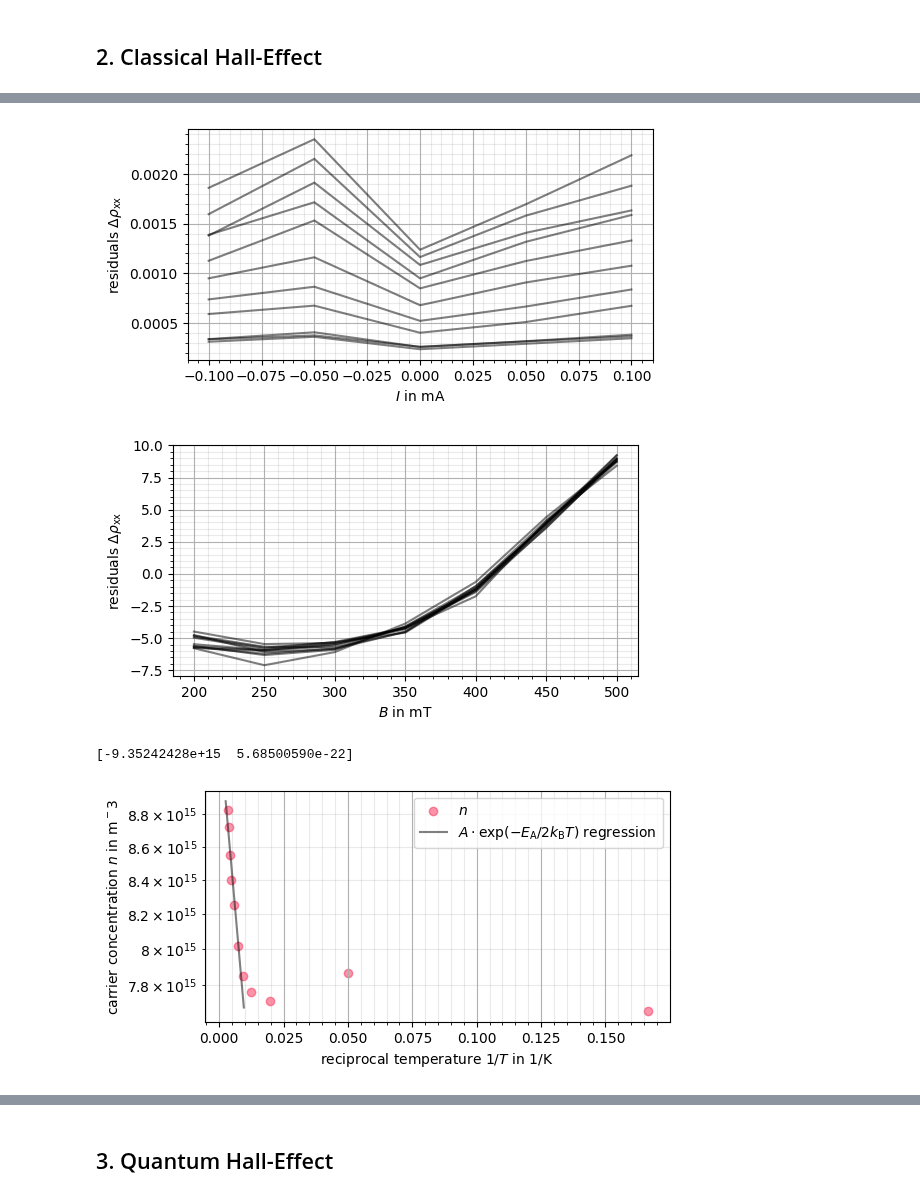
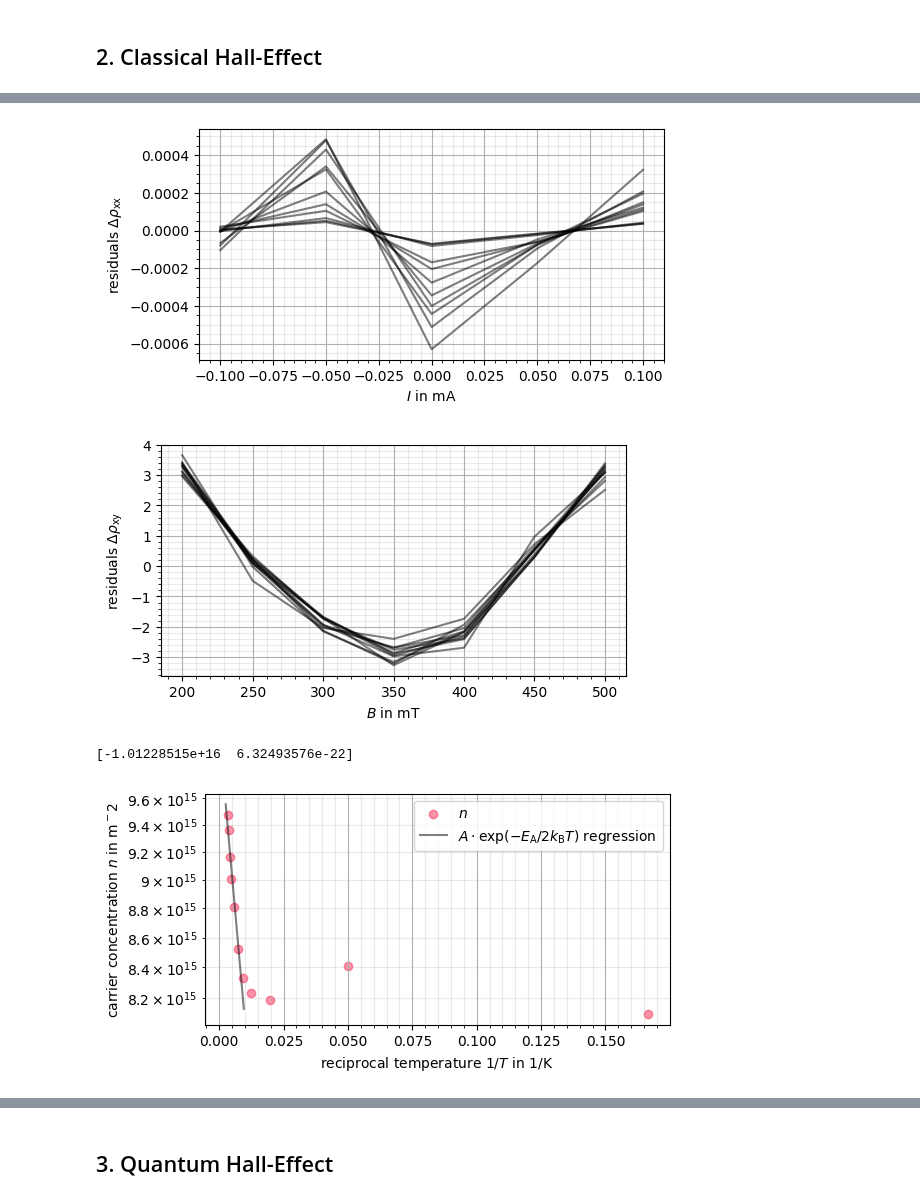
Before and after one commit to CVC97/ALC-24-25, a Jupyter notebook: FM.QHE_quantum_hall_effect/fm_qhe_data_analysis.ipynb, the cells around one changed output, grey strips where cells are left out. Drawn from its saved outputs; the diff is of its cells as text; code cells hidden in the pictures.

```diff
--- a/FM.QHE_quantum_hall_effect/fm_qhe_data_analysis.ipynb
+++ b/FM.QHE_quantum_hall_effect/fm_qhe_data_analysis.ipynb
@@ -135,8 +135,8 @@ d_cHall = 1
 vdP_data = pd.read_csv(f"data/Caro_Carlo_vdPauw.txt", delimiter = "\t", skiprows = 4, skipinitialspace = True)
 # %%
 # Curve-Fit
-def lin_reg(x, m):
-    return m * x
+def lin_reg(x, m, b):
+    return m * x + b
 
 
 # a. longitudinal resistivity
@@ -144,7 +144,7 @@ def calculate_rho_xx(T):
     # ratio of V and I (the slope of V over I) is the resistivity in xx (longitudinal)
     R_xx_data = pd.read_csv(f"data/R-{T}.dat", delimiter = "\t", skiprows = 3, skipinitialspace = True)
     popt_, pcov_ = curve_fit(lin_reg, R_xx_data["# Current[mA]"]/1000, R_xx_data["Uxx[mV]"]/1000)
-    residuals = -R_xx_data["# Current[mA]"]/1000*popt_+ R_xx_data["Uxx[mV]"]/ 1000
+    residuals = -(R_xx_data["# Current[mA]"]/1000*popt_[0] + popt_[1]) + R_xx_data["Uxx[mV]"]/ 1000
     # returns longitudinal resistivity + residuals
     return popt_, residuals
 
@@ -154,7 +154,7 @@ def calculate_rho_xy(T):
     # ratio of R_xy and B (slope of R_xy over B) is resistivity in xy (Hall)
     R_xy_data = pd.read_csv(f"data/H-{T}.dat", delimiter = "\t", skiprows = 4, skipinitialspace = True)
     popt_, pcov_ = curve_fit(lin_reg, R_xy_data["# B-Field[mT]"]/1000, R_xy_data["Rxy[ohm]"])
-    residuals = -R_xy_data["# B-Field[mT]"]/1000*popt_ + R_xy_data["Rxy[ohm]"]
+    residuals = -(R_xy_data["# B-Field[mT]"]/1000*popt_[0] + popt_[1]) + R_xy_data["Rxy[ohm]"]
     # returns Hall resistivity + residuals
     return popt_, residuals
 
@@ -181 +181,26 @@ R_xx, R_xy
   dtype: float64))
+# %%
+T = 110
+
+R_xx_data = pd.read_csv(f"data/R-{T}.dat", delimiter = "\t", skiprows = 3, skipinitialspace = True)
+popt_, pcov_ = curve_fit(lin_reg, R_xx_data["# Current[mA]"]/1000, R_xx_data["Uxx[mV]"]/1000)
+residuals = -(R_xx_data["# Current[mA]"]/1000*popt_[0] + popt_[1]) + R_xx_data["Uxx[mV]"]/ 1000
+
+I_array = np.linspace(R_xx_data["# Current[mA]"][0]/1000, R_xx_data["# Current[mA]"][4]/1000, 100)
+U_array = np.array([I*popt_[0] + popt_[1] for I in I_array])
+
+
+# Hall resistivity residuals
+fig, ax = plt.subplots(figsize=(6,3))
+ax.set_xlabel(r'$B$ in mT')
+ax.set_ylabel(r'residuals $\Delta\rho_\mathrm{xx}$')
+ax.grid()
+ax.grid(which='minor', color = '#999999', alpha = 0.2, linestyle = '-')
+ax.minorticks_on()
+
+
+ax.scatter(R_xx_data["# Current[mA]"]/1000, R_xx_data["Uxx[mV]"]/1000, color = "black", alpha = 0.5, label = r"$n$")
+ax.plot(I_array, U_array, color = "xkcd:red pink", alpha = 0.5, label = r"regression")
+
+
+plt.show()
@@ -205,36 +232,36 @@ ax.set_xlabel(r'$I$ in mA')
 ax.set_ylabel(r'residuals $\Delta\rho_\mathrm{xx}$')
 ax.grid()
 ax.grid(which='minor', color = '#999999', alpha = 0.2, linestyle = '-')
 ax.minorticks_on()
 
 for residues in residues_xx_list:
     ax.plot(I_xx, residues, color = "black", alpha = 0.5, label = r"$n$")
 
 
 plt.savefig('FM.QHE_visualizations/rho_xx_residue_analysis.pdf', facecolor = 'white', bbox_inches='tight')
 plt.savefig('FM.QHE_visualizations/rho_xx_residue_analysis.pgf', facecolor = 'white', bbox_inches='tight')
 plt.show()
 
 
 # Hall resistivity residuals
 fig, ax = plt.subplots(figsize=(6,3))
 ax.set_xlabel(r'$B$ in mT')
-ax.set_ylabel(r'residuals $\Delta\rho_\mathrm{xx}$')
+ax.set_ylabel(r'residuals $\Delta\rho_\mathrm{xy}$')
 ax.grid()
 ax.grid(which='minor', color = '#999999', alpha = 0.2, linestyle = '-')
 ax.minorticks_on()
 
 for residues in residues_xy_list:
     # print(residues)
     ax.plot(B_xy, residues, color = "black", alpha = 0.5, label = r"$n$")
 
 
 plt.savefig('FM.QHE_visualizations/rho_xy_residue_analysis.pdf', facecolor = 'white', bbox_inches='tight')
 plt.savefig('FM.QHE_visualizations/rho_xy_residue_analysis.pgf', facecolor = 'white', bbox_inches='tight')
 plt.show()
 # %% [output]
-[figure, old version]
+[figure, new version]
-[figure, old version]
+[figure, new version]
 # %%
 # b. carrier concentration n over T
 T_H_list = ["006", "020", "051", "081", "110", "140", "180", "210", "240", "270", "294"]
@@ -272,7 +299,7 @@ n_plot_array = np.array([activation_exp_reg(T, *exp_popt_) for T in T_plot_array
 # plotting
 fig, ax = plt.subplots(figsize=(6,3))
 ax.set_xlabel(r'reciprocal temperature $1/T$ in 1/K')
-ax.set_ylabel(r'carrier concentration $n$ in m$^-3$')
+ax.set_ylabel(r'carrier concentration $n$ in m$^-2$')
 ax.grid()
 ax.grid(which='minor', color = '#999999', alpha = 0.2, linestyle = '-')
 ax.minorticks_on()
@@ -290,8 +317,8 @@ plt.savefig('FM.QHE_visualizations/n_over_T.pdf', facecolor = 'white', bbox_inch
 plt.savefig('FM.QHE_visualizations/n_over_T.pgf', facecolor = 'white', bbox_inches='tight')
 plt.show()
 # %% [output]
-[-9.35242428e+15  5.68500590e-22]
+[-1.01228515e+16  6.32493576e-22]
-[figure, old version]
+[figure, new version]
 # %%
 # plotting
 fig, ax = plt.subplots(figsize=(6,3))
```
Also changed, not shown: parts of 7 cells of this notebook, 50 other files.
